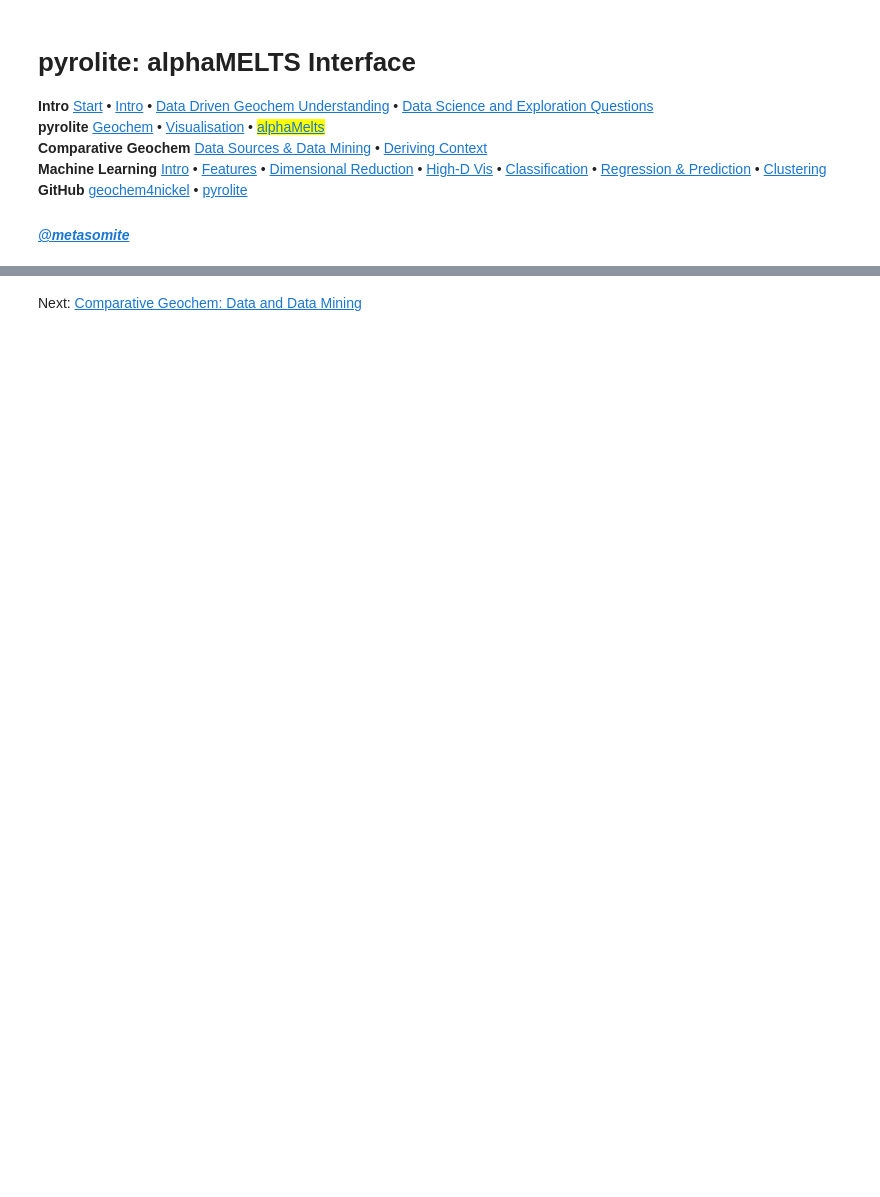
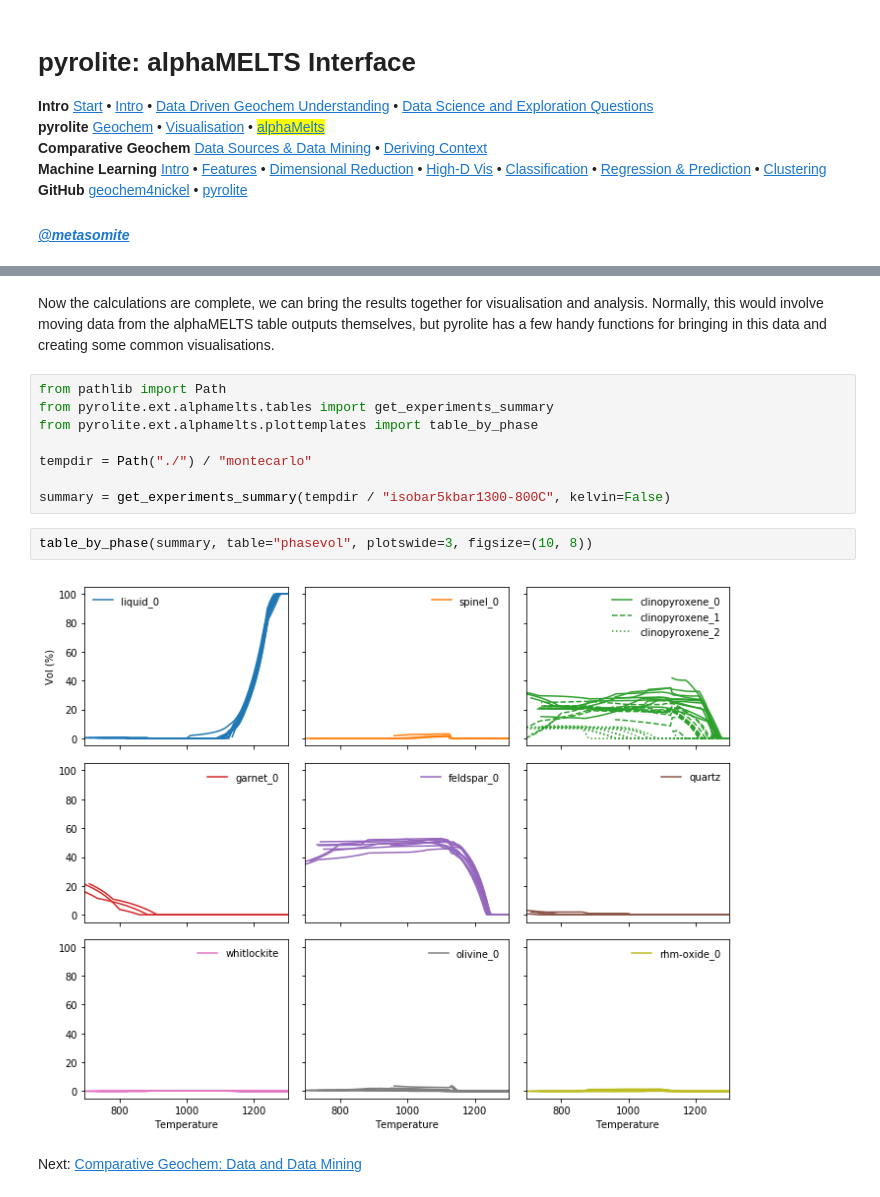
Before and after one commit to morganjwilliams/geochem4nickel, a Jupyter notebook: notebooks/2.3_pyroliteMELTS.ipynb, the cells around one changed output, grey strips where cells are left out. Saved outputs shown, nothing was run; the diff lists cells and outputs as text; blank space fills up the shorter version.

```diff
--- a/notebooks/2.3_pyroliteMELTS.ipynb
+++ b/notebooks/2.3_pyroliteMELTS.ipynb
@@ -8,2 +119,16 @@
+# %% [markdown]
+Now the calculations are complete, we can bring the results together for visualisation and analysis. Normally, this would involve moving data from the alphaMELTS table outputs themselves, but pyrolite has a few handy functions for bringing in this data and creating some common visualisations.
+# %%
+from pathlib import Path
+from pyrolite.ext.alphamelts.tables import get_experiments_summary
+from pyrolite.ext.alphamelts.plottemplates import table_by_phase
+
+tempdir = Path("./") / "montecarlo"
+
+summary = get_experiments_summary(tempdir / "isobar5kbar1300-800C", kelvin=False)
+# %%
+table_by_phase(summary, table="phasevol", plotswide=3, figsize=(10, 8))
+# %% [output]
+[figure, added]
 # %% [markdown]
 Next: [Comparative Geochem: Data and Data Mining](3.1_ComparativeGeochemData.ipynb)
```
Also changed, not shown: parts of 12 cells of this notebook.
